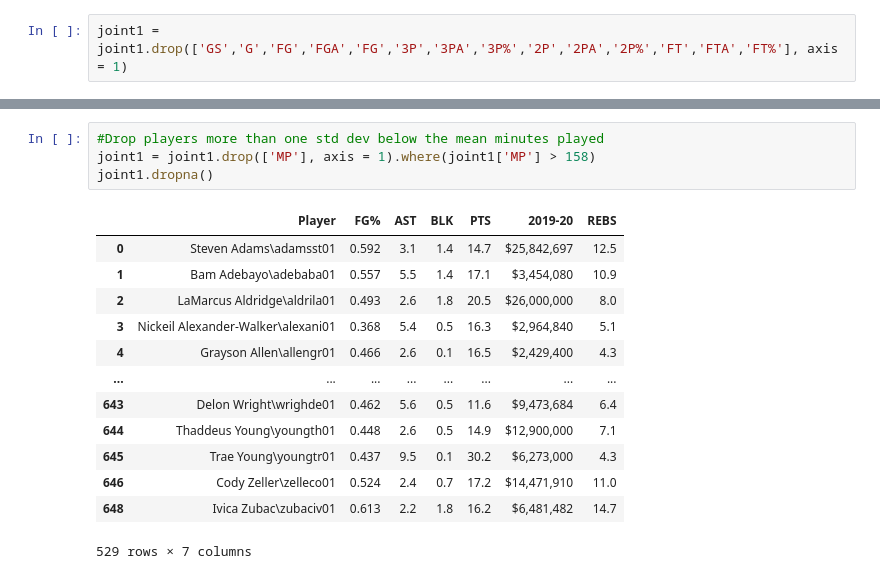
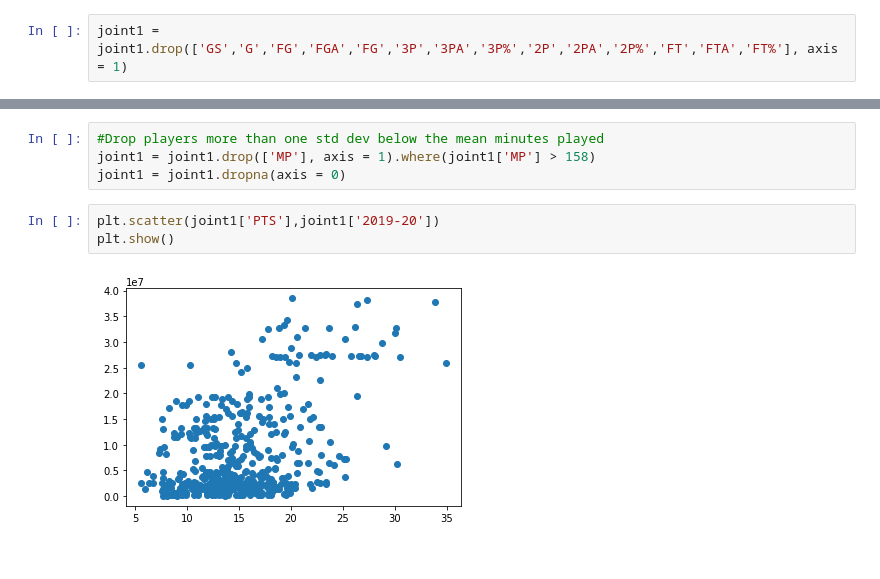
Before and after one commit to Mick-scanlon/NBADataAnalysis, a Jupyter notebook: ProjectCode.ipynb, the cells around one changed output, grey strips where cells are left out. Cells and saved outputs as stored; diff of their text form.

```diff
--- a/ProjectCode.ipynb
+++ b/ProjectCode.ipynb
@@ -137,18 +146,9 @@ joint1['MP'].mean() - joint1['MP'].std()
 # %%
 #Drop players more than one std dev below the mean minutes played
 joint1 = joint1.drop(['MP'], axis = 1).where(joint1['MP'] > 158)
-joint1.dropna()
+joint1 = joint1.dropna(axis = 0)
-# %% [output]
-|  | Player | FG% | AST | BLK | PTS | 2019-20 | REBS |
-| 0 | Steven Adams\adamsst01 | 0.592 | 3.1 | 1.4 | 14.7 | $25,842,697 | 12.5 |
-| 1 | Bam Adebayo\adebaba01 | 0.557 | 5.5 | 1.4 | 17.1 | $3,454,080 | 10.9 |
-| 2 | LaMarcus Aldridge\aldrila01 | 0.493 | 2.6 | 1.8 | 20.5 | $26,000,000 | 8.0 |
-| 3 | Nickeil Alexander-Walker\alexani01 | 0.368 | 5.4 | 0.5 | 16.3 | $2,964,840 | 5.1 |
-| 4 | Grayson Allen\allengr01 | 0.466 | 2.6 | 0.1 | 16.5 | $2,429,400 | 4.3 |
-| ... | ... | ... | ... | ... | ... | ... | ... |
-| 643 | Delon Wright\wrighde01 | 0.462 | 5.6 | 0.5 | 11.6 | $9,473,684 | 6.4 |
-| 644 | Thaddeus Young\youngth01 | 0.448 | 2.6 | 0.5 | 14.9 | $12,900,000 | 7.1 |
-| 645 | Trae Young\youngtr01 | 0.437 | 9.5 | 0.1 | 30.2 | $6,273,000 | 4.3 |
-| 646 | Cody Zeller\zelleco01 | 0.524 | 2.4 | 0.7 | 17.2 | $14,471,910 | 11.0 |
-| 648 | Ivica Zubac\zubaciv01 | 0.613 | 2.2 | 1.8 | 16.2 | $6,481,482 | 14.7 |
-529 rows × 7 columns
+# %%
+plt.scatter(joint1['PTS'],joint1['2019-20'])
+plt.show()
+# %% [output]
+[figure, added]
```
Also changed, not shown: parts of 31 cells of this notebook.
